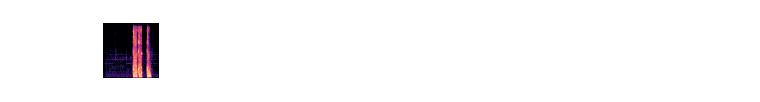
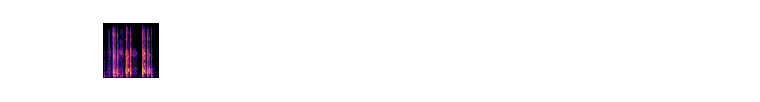
Before and after one commit to jicDev/tfg, a Jupyter notebook: src/poc/image-generator.ipynb, the cells around one changed output. Drawn from its saved outputs; the diff is of its cells as text; code cells hidden in the pictures.

```diff
--- a/src/poc/image-generator.ipynb
+++ b/src/poc/image-generator.ipynb
@@ -1,21 +1,21 @@
 # %%
 import librosa
 import librosa.display
 import matplotlib.pyplot as plt
 import numpy as np
 from matplotlib.backends.backend_agg import FigureCanvasAgg as FigureCanvas
 
-filename = '0ad98688a86634871324bdd20080a74a'
+filename = 'WhatsApp Audio 2022-06-07 at 10.33.36 AM'
 file = filename + '.wav'
-samples, sample_rate = librosa.load('toses/DETECTABLE/' + file)
+samples, sample_rate = librosa.load('audio-prueba-novia-juan/' + file)
 
 fig = plt.figure(figsize=[1,1]) #4,4 original value
 plt.axis('off')
 
 S = librosa.feature.melspectrogram(y=samples, sr=sample_rate)
 
 canvas = FigureCanvas(fig)
 p = librosa.display.specshow(librosa.power_to_db(S, ref=np.max))
-fig.savefig('toses-images/DETECTABLE/' + filename + '.png', bbox_inches='tight',pad_inches = 0)
+fig.savefig('audio-prueba-novia-juan/' + filename + '.png', bbox_inches='tight',pad_inches = 0)
 # %% [output]
-[figure, old version]
+[figure, new version]
```
Also changed, not shown: parts of 1 cell of this notebook, 9 other files.
